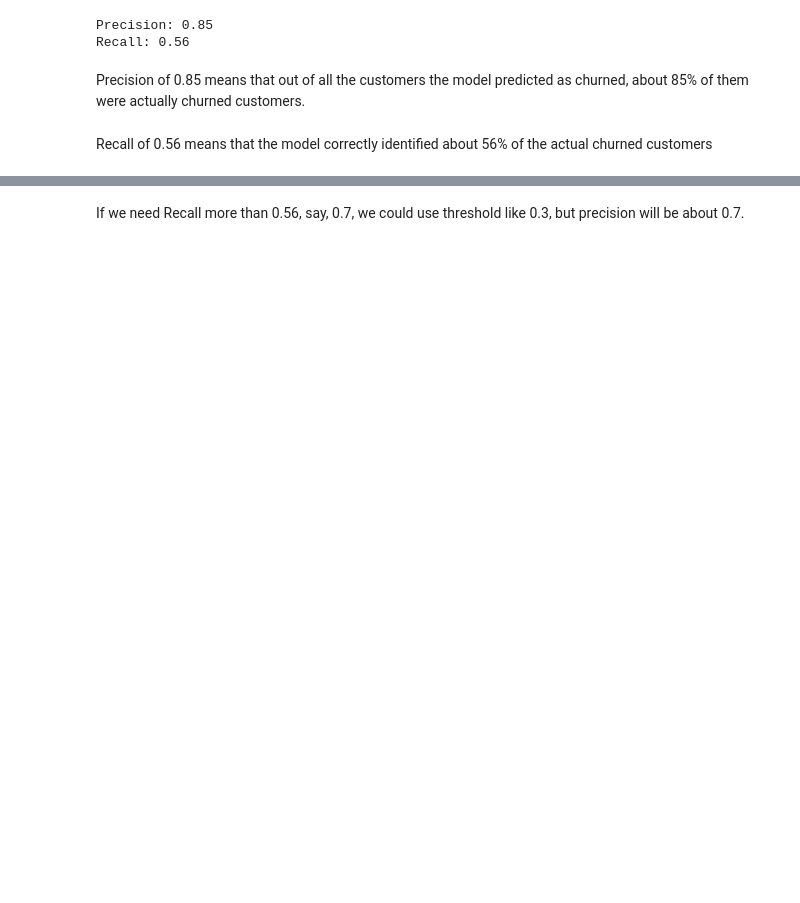
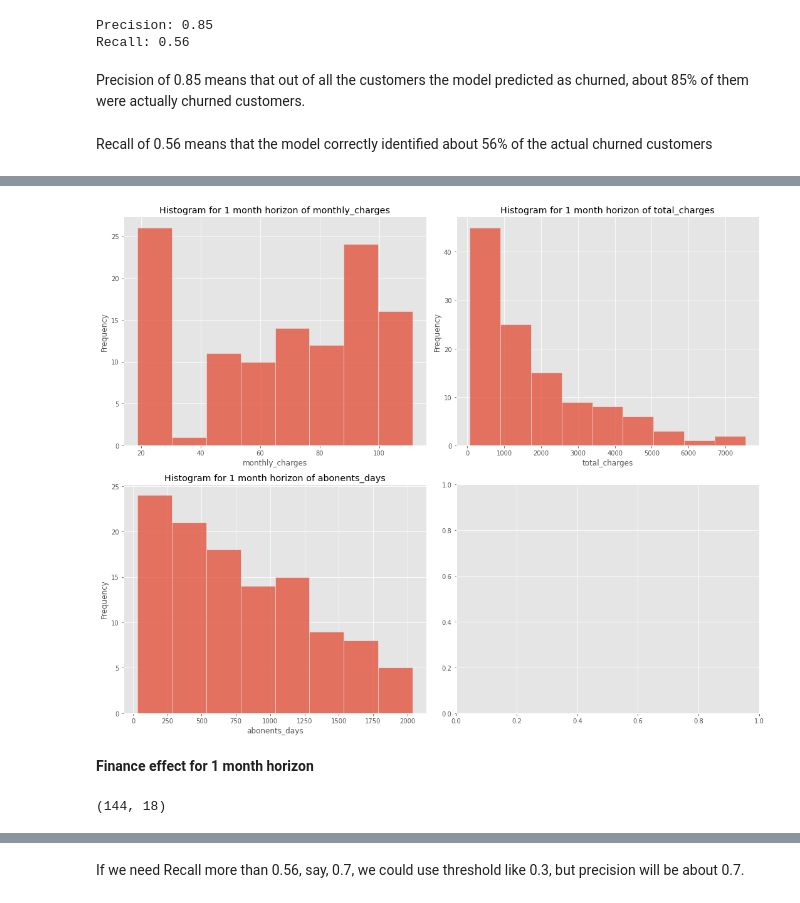
Before and after one commit to dslialin/portfolio, a Jupyter notebook: Project_8_Telecom_churn_new/Project_8_Telecom_churn_new.ipynb, the cells around one changed output, grey strips where cells are left out. Cells and saved outputs as stored; diff of their text form; code cells hidden in the pictures; blank space fills up the shorter version.

```diff
--- a/Project_8_Telecom_churn_new/Project_8_Telecom_churn_new.ipynb
+++ b/Project_8_Telecom_churn_new/Project_8_Telecom_churn_new.ipynb
@@ -1523,16 +1501,0 @@ false_negatives_data.head(2)
-# %%
-num_rows = (len(num_columns_to_plot) + 1) // 2
-
-fig, axes = plt.subplots(nrows=num_rows, ncols=2, figsize=(15, 6 * num_rows))
-
-for i, column in enumerate(num_columns_to_plot):
-    row = i // 2
-    col = i % 2
-
-    ax = sns.histplot(false_negatives_data[column], bins='auto', ax=axes[row, col])
-    ax.set_xlabel(column)
-    ax.set_ylabel('Frequency')
-    ax.set_title(f'Histogram of {column}')
-
-plt.tight_layout()
-plt.show()
@@ -1540,0 +1529,20 @@ plt.show()
+# %%
+num_rows = (len(num_columns_to_plot) + 1) // 2
+
+fig, axes = plt.subplots(nrows=num_rows, ncols=2, figsize=(15, 6 * num_rows))
+
+for i, column in enumerate(num_columns_to_plot):
+    row = i // 2
+    col = i % 2
+
+    ax = sns.histplot(false_negatives_data[column], bins='auto', ax=axes[row, col])
+    ax.set_xlabel(column)
+    ax.set_ylabel('Frequency')
+    ax.set_title(f'Histogram for 1 month horizon of {column}')
+
+plt.tight_layout()
+plt.show()
+# %% [output]
+[figure, added]
+# %% [markdown]
+**Finance effect for 1 month horizon**
@@ -1540,0 +1551,5 @@ plt.show()
+# %%
+true_positive_data = combined_test_data.loc[true_positive_indices]
+true_positive_data.shape
+# %% [output]
+(144, 18)
```
Also changed, not shown: parts of 137 cells of this notebook.
